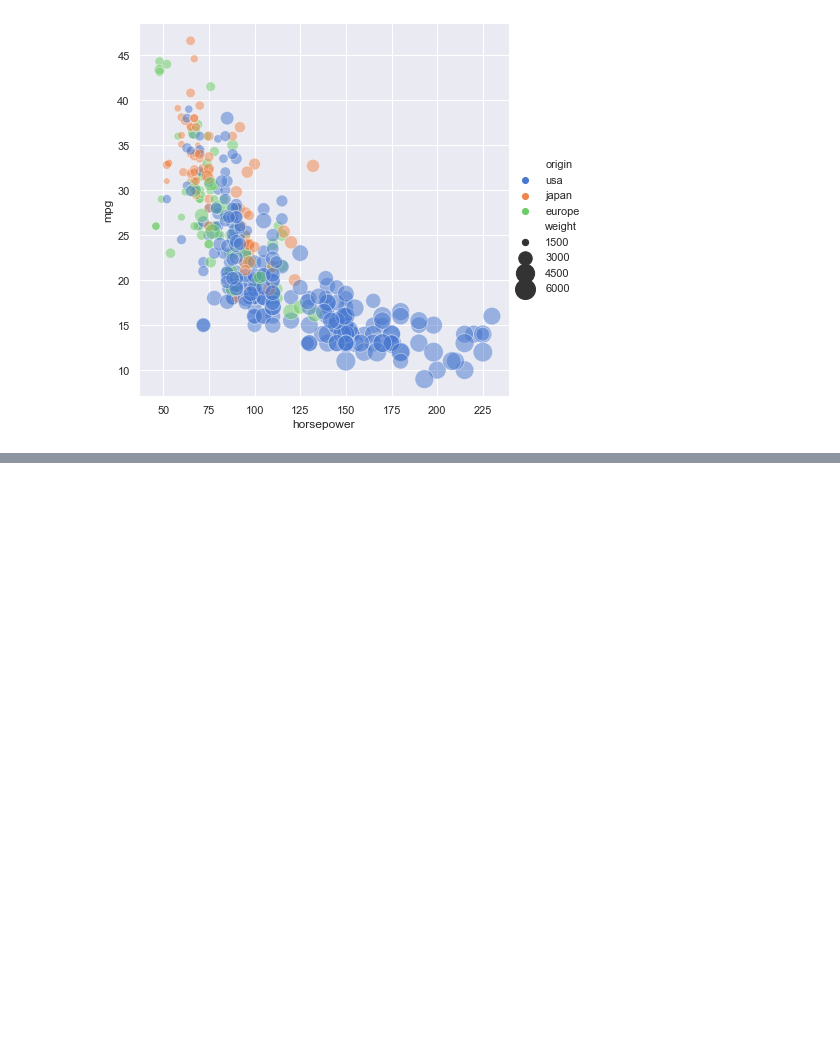
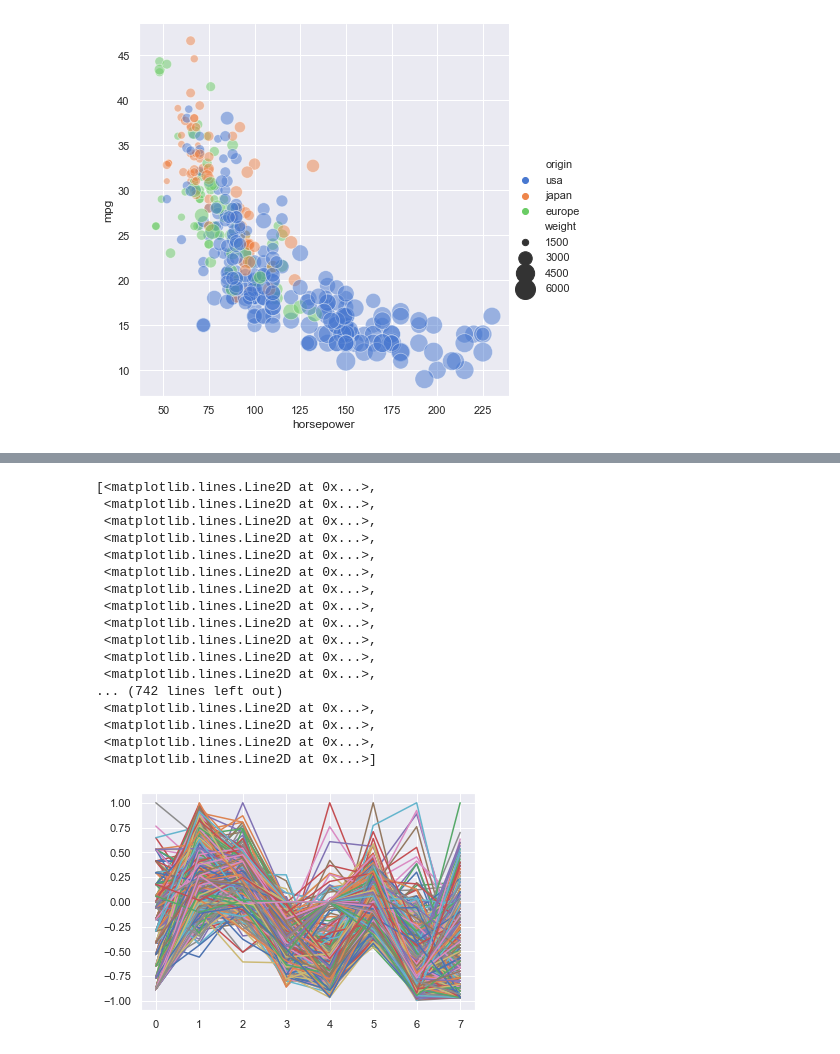
Before and after one commit to gon2gon2/first, a Jupyter notebook: ai_challenge/pretest/당뇨병(분류)/합쳐셔 확인해보기.ipynb, the cells around one changed output, grey strips where cells are left out. Cells and saved outputs as stored; diff of their text form; code cells hidden in the pictures; blank space fills up the shorter version.

```diff
--- a/ai_challenge/pretest/당뇨병(분류)/합쳐셔 확인해보기.ipynb
+++ b/ai_challenge/pretest/당뇨병(분류)/합쳐셔 확인해보기.ipynb
@@ -152,0 +220,25 @@ ValueError: could not broadcast input array from shape (759,8) into shape (759)
+# %%
+hap1 = hap.drop(hap[(hap['3'])>=1.0].index)
+# %%
+hap1t = hap1.T
+# %%
+plt.plot(hap1t)
+# %% [output]
+[<matplotlib.lines.Line2D at 0x...>,
+ <matplotlib.lines.Line2D at 0x...>,
+ <matplotlib.lines.Line2D at 0x...>,
+ <matplotlib.lines.Line2D at 0x...>,
+ <matplotlib.lines.Line2D at 0x...>,
+ <matplotlib.lines.Line2D at 0x...>,
+ <matplotlib.lines.Line2D at 0x...>,
+ <matplotlib.lines.Line2D at 0x...>,
+ <matplotlib.lines.Line2D at 0x...>,
+ <matplotlib.lines.Line2D at 0x...>,
+ <matplotlib.lines.Line2D at 0x...>,
+ <matplotlib.lines.Line2D at 0x...>,
+... (742 lines left out)
+ <matplotlib.lines.Line2D at 0x...>,
+ <matplotlib.lines.Line2D at 0x...>,
+ <matplotlib.lines.Line2D at 0x...>,
+ <matplotlib.lines.Line2D at 0x...>]
+[figure, added]
```
Also changed, not shown: parts of 19 cells of this notebook, 6 other files.
